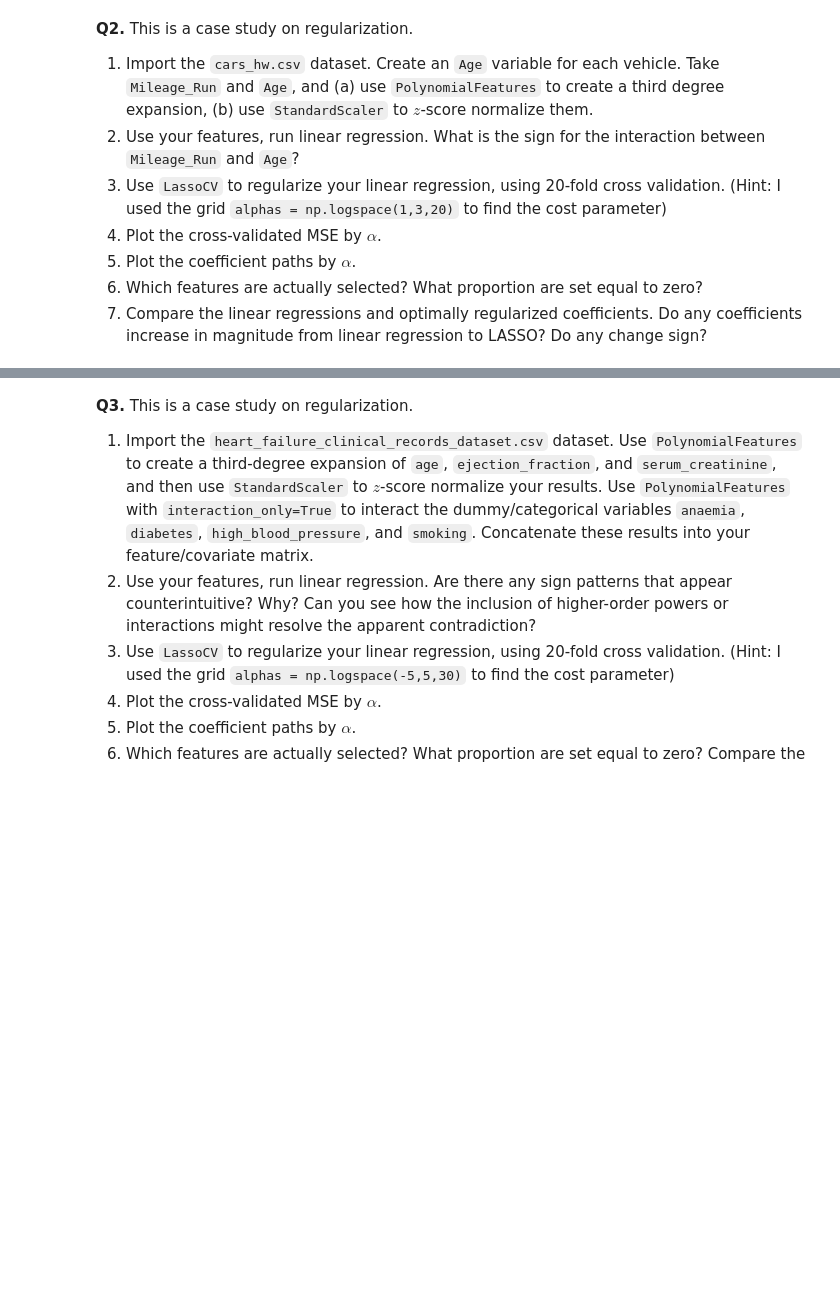
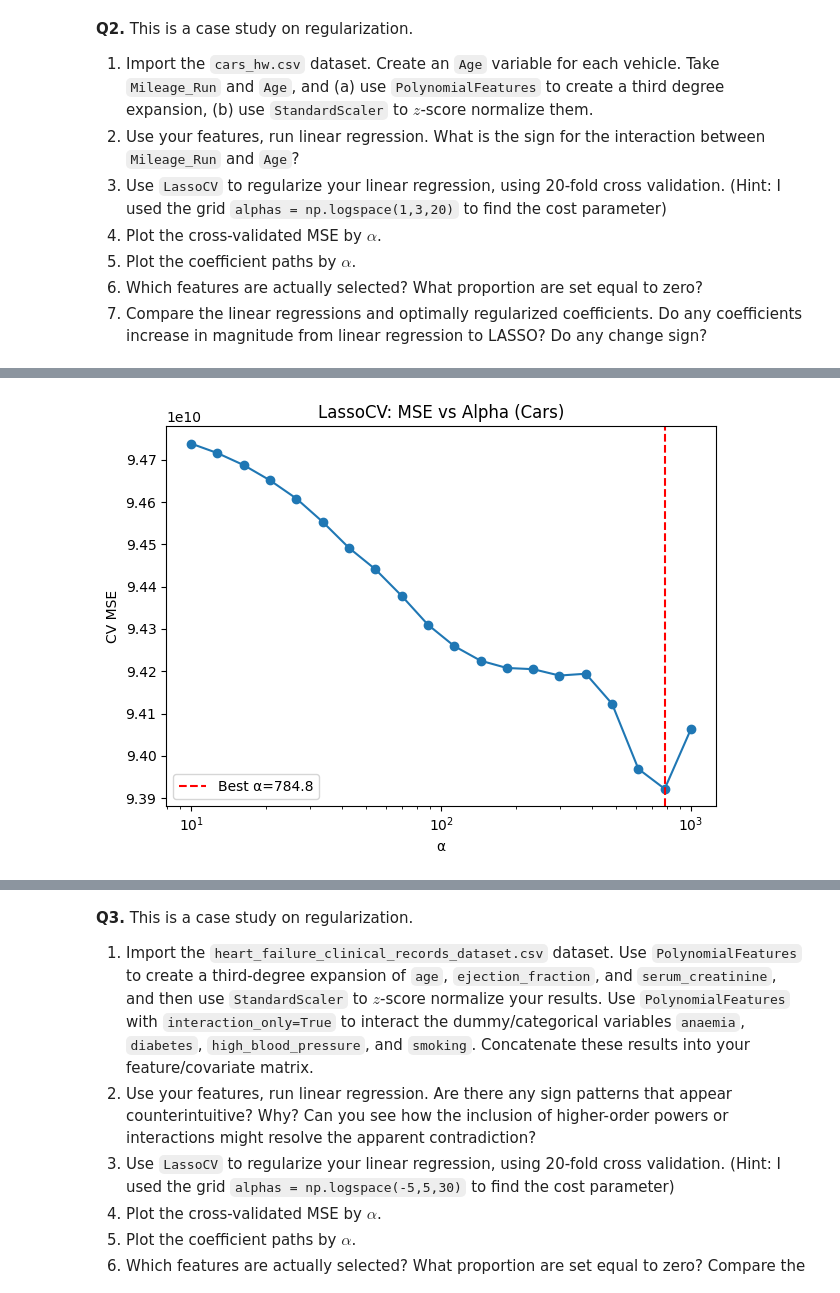
Before and after one commit to lydialeelee/undergrad_ml_assignments, a Jupyter notebook: 04_assignment_regularization.ipynb, the cells around one changed output, grey strips where cells are left out. Saved outputs shown, nothing was run; the diff lists cells and outputs as text; code cells hidden in the pictures; blank space fills up the shorter version.

```diff
--- a/04_assignment_regularization.ipynb
+++ b/04_assignment_regularization.ipynb
@@ -25,0 +45,79 @@ Lydia Lee (yzg7bf)
+# %%
+import numpy as np
+import pandas as pd
+import seaborn as sns
+import matplotlib.pyplot as plt
+from sklearn.preprocessing import PolynomialFeatures, StandardScaler
+from sklearn.linear_model import LinearRegression, LassoCV
+
+# 1. Load data and engineer features
+cars = pd.read_csv("/content/undergrad_ml_assignments/data/cars_hw.csv")
+cars['Age'] = np.max(cars['Make_Year']) - cars['Make_Year']
+cars.head()
+
+X_raw = cars[["Mileage_Run", "Age"]].values
+
+poly = PolynomialFeatures(degree=3, include_bias=False)
+X_poly = poly.fit_transform(X_raw)
+
+scaler = StandardScaler()
+X_scaled = scaler.fit_transform(X_poly)
+
+y = cars["Price"].values  # adjust target column name if needed
+
+feature_names = poly.get_feature_names_out(["Mileage_Run", "Age"])
+
+# 2. Linear regression — check sign of Mileage_Run x Age interaction
+lr = LinearRegression()
+lr.fit(X_scaled, y)
+
+coef_df = pd.DataFrame({"feature": feature_names, "coef": lr.coef_})
+print(coef_df)
+# The sign is negative (−898,405.75). A car that is both old and high-mileage loses value faster than either factor alone.
+
+# 3. LassoCV with 20-fold CV
+alphas = np.logspace(1, 3, 20)
+lasso_cv = LassoCV(alphas=alphas, cv=20, max_iter=10000)
+lasso_cv.fit(X_scaled, y)
+print(f"Optimal alpha: {lasso_cv.alpha_:.4f}")
+
+# 4. Plot CV-MSE by alpha
+mean_mse = np.mean(lasso_cv.mse_path_, axis=1)
+plt.figure()
+plt.semilogx(lasso_cv.alphas_, mean_mse, marker="o")
+plt.axvline(lasso_cv.alpha_, color="red", linestyle="--", label=f"Best α={lasso_cv.alpha_:.1f}")
+plt.xlabel("α"); plt.ylabel("CV MSE"); plt.title("LassoCV: MSE vs Alpha (Cars)")
+plt.legend(); plt.tight_layout(); plt.show()
+
+# 5. Coefficient paths by alpha
+from sklearn.linear_model import Lasso
+
+coefs = []
+for a in alphas:
+    m = Lasso(alpha=a, max_iter=10000)
+    m.fit(X_scaled, y)
+    coefs.append(m.coef_)
+coefs = np.array(coefs)
+
+plt.figure(figsize=(10, 5))
+for j in range(coefs.shape[1]):
+    plt.semilogx(alphas, coefs[:, j], label=feature_names[j])
+plt.axvline(lasso_cv.alpha_, color="red", linestyle="--", label="Best α")
+plt.xlabel("α"); plt.ylabel("Coefficient"); plt.title("Coefficient Paths (Cars)")
+plt.legend(fontsize=7, loc="upper right"); plt.tight_layout(); plt.show()
+
+# 6. Selected features
+lasso_coefs = pd.DataFrame({"feature": feature_names, "lasso_coef": lasso_cv.coef_})
+selected = lasso_coefs[lasso_coefs["lasso_coef"] != 0]
+zeroed_frac = (lasso_coefs["lasso_coef"] == 0).mean()
+print(f"Selected features:\n{selected}")
+print(f"Proportion zeroed out: {zeroed_frac:.2%}")
+
+# 7. Compare OLS vs LASSO coefficients
+comparison = pd.DataFrame({
+    "feature": feature_names,
+    "OLS": lr.coef_,
+    "LASSO": lasso_cv.coef_
+})
+print(comparison)
+# %% [output]
@@ -25,0 +135 @@ Lydia Lee (yzg7bf)
+[figure, added]
```
Also changed, not shown: parts of 9 cells of this notebook.
